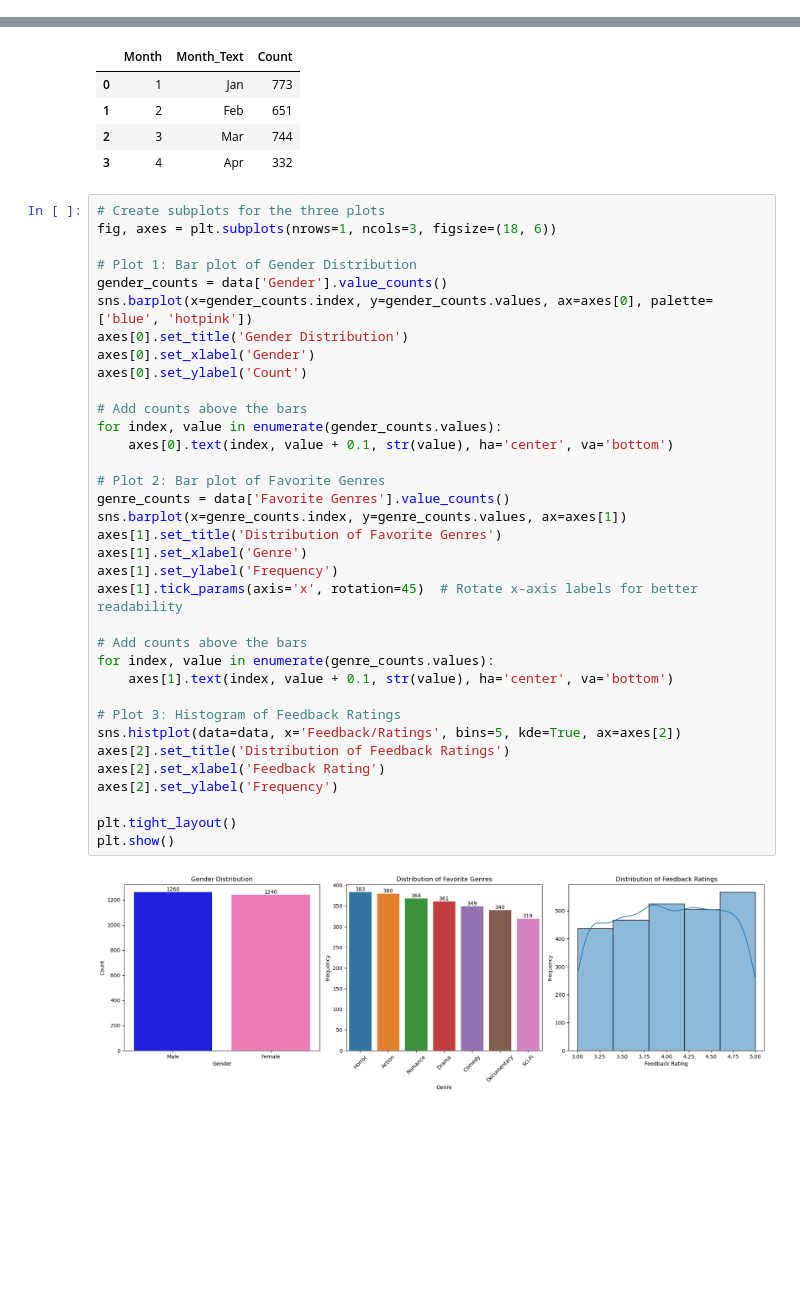
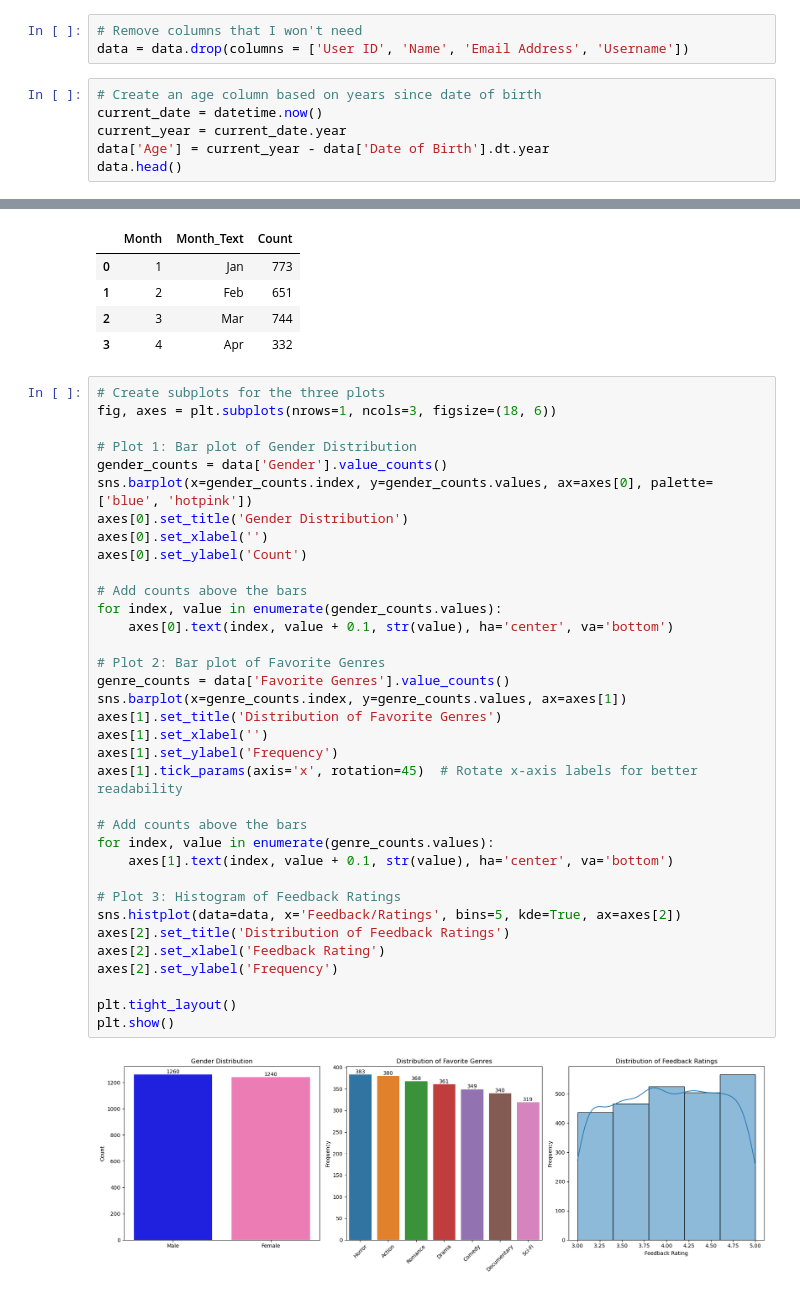
Before and after one commit to LEdwards-Analytics/Predictive-Modeling-for-Amazon-Prime-Subscription-Plans-Insights-from-User-Data, a Jupyter notebook: Amazon Prime Users Analysis.ipynb, the cells around one changed output, grey strips where cells are left out. Cells and saved outputs as stored; diff of their text form; blank space fills up the shorter version.

Commit message:
Update Amazon Prime Users Analysis.ipynb
More EDA and ML model testing and analysis

```diff
--- a/Amazon Prime Users Analysis.ipynb
+++ b/Amazon Prime Users Analysis.ipynb
@@ -48,0 +81,9 @@ data.head()
+# %%
+# Remove columns that I won't need
+data = data.drop(columns = ['User ID', 'Name', 'Email Address', 'Username'])
+# %%
+# Create an age column based on years since date of birth
+current_date = datetime.now()
+current_year = current_date.year
+data['Age'] = current_year - data['Date of Birth'].dt.year
+data.head()
@@ -69,33 +117,33 @@ fig, axes = plt.subplots(nrows=1, ncols=3, figsize=(18, 6))
 # Plot 1: Bar plot of Gender Distribution
 gender_counts = data['Gender'].value_counts()
 sns.barplot(x=gender_counts.index, y=gender_counts.values, ax=axes[0], palette=['blue', 'hotpink'])
 axes[0].set_title('Gender Distribution')
-axes[0].set_xlabel('Gender')
+axes[0].set_xlabel('')
 axes[0].set_ylabel('Count')
 
 # Add counts above the bars
 for index, value in enumerate(gender_counts.values):
     axes[0].text(index, value + 0.1, str(value), ha='center', va='bottom')
 
 # Plot 2: Bar plot of Favorite Genres
 genre_counts = data['Favorite Genres'].value_counts()
 sns.barplot(x=genre_counts.index, y=genre_counts.values, ax=axes[1])
 axes[1].set_title('Distribution of Favorite Genres')
-axes[1].set_xlabel('Genre')
+axes[1].set_xlabel('')
 axes[1].set_ylabel('Frequency')
 axes[1].tick_params(axis='x', rotation=45)  # Rotate x-axis labels for better readability
 
 # Add counts above the bars
 for index, value in enumerate(genre_counts.values):
     axes[1].text(index, value + 0.1, str(value), ha='center', va='bottom')
 
 # Plot 3: Histogram of Feedback Ratings
 sns.histplot(data=data, x='Feedback/Ratings', bins=5, kde=True, ax=axes[2])
 axes[2].set_title('Distribution of Feedback Ratings')
 axes[2].set_xlabel('Feedback Rating')
 axes[2].set_ylabel('Frequency')
 
 plt.tight_layout()
 plt.show()
 # %% [output]
-[figure, old version]
+[figure, new version]
```
Also changed, not shown: parts of 14 cells of this notebook.
